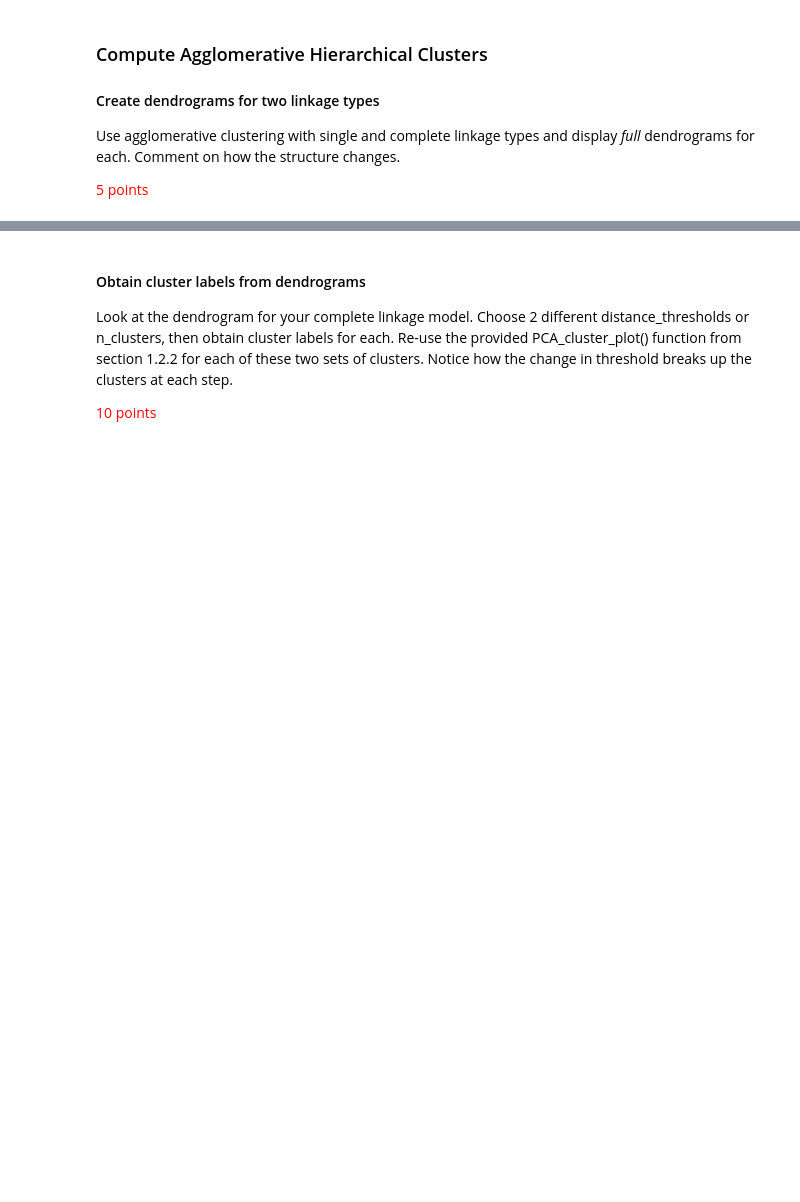
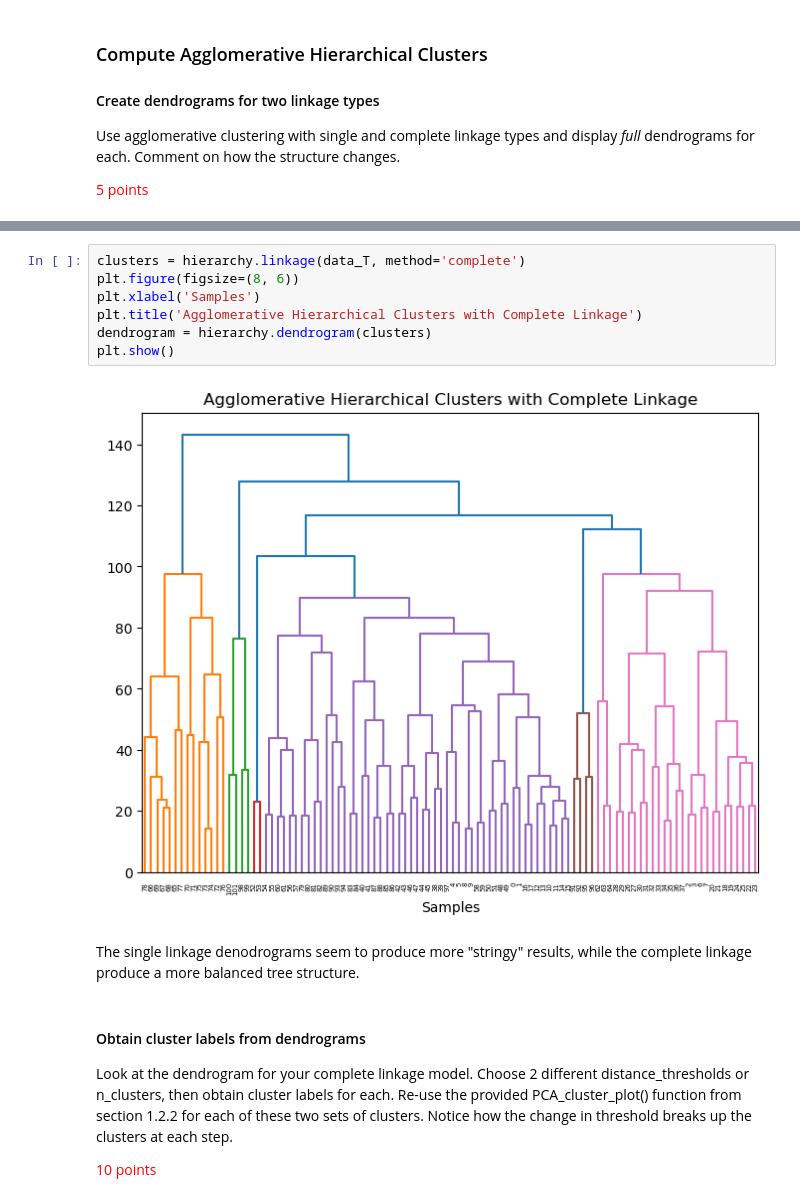
Before and after one commit to XuwenAmyLou/SP23-BENG213, a Jupyter notebook: HW2/Homework 2_ Unsupervised Learning.ipynb, the cells around one changed output, grey strips where cells are left out. Cells and saved outputs as stored; diff of their text form; blank space fills up the shorter version.

```diff
--- a/HW2/Homework 2_ Unsupervised Learning.ipynb
+++ b/HW2/Homework 2_ Unsupervised Learning.ipynb
@@ -424,3 +441,14 @@ Use agglomerative clustering with single and complete linkage types and display
+# %%
+clusters = hierarchy.linkage(data_T, method='complete')
+plt.figure(figsize=(8, 6))
+plt.xlabel('Samples')
+plt.title('Agglomerative Hierarchical Clusters with Complete Linkage')
+dendrogram = hierarchy.dendrogram(clusters)
+plt.show()
+# %% [output]
+[figure, added]
+# %% [markdown]
+The single linkage denodrograms seem to produce more "stringy" results, while the complete linkage produce a more balanced tree structure.
 # %% [markdown]
 #### Obtain cluster labels from dendrograms
 
```
Also changed, not shown: parts of 14 cells of this notebook, 1 other file.
